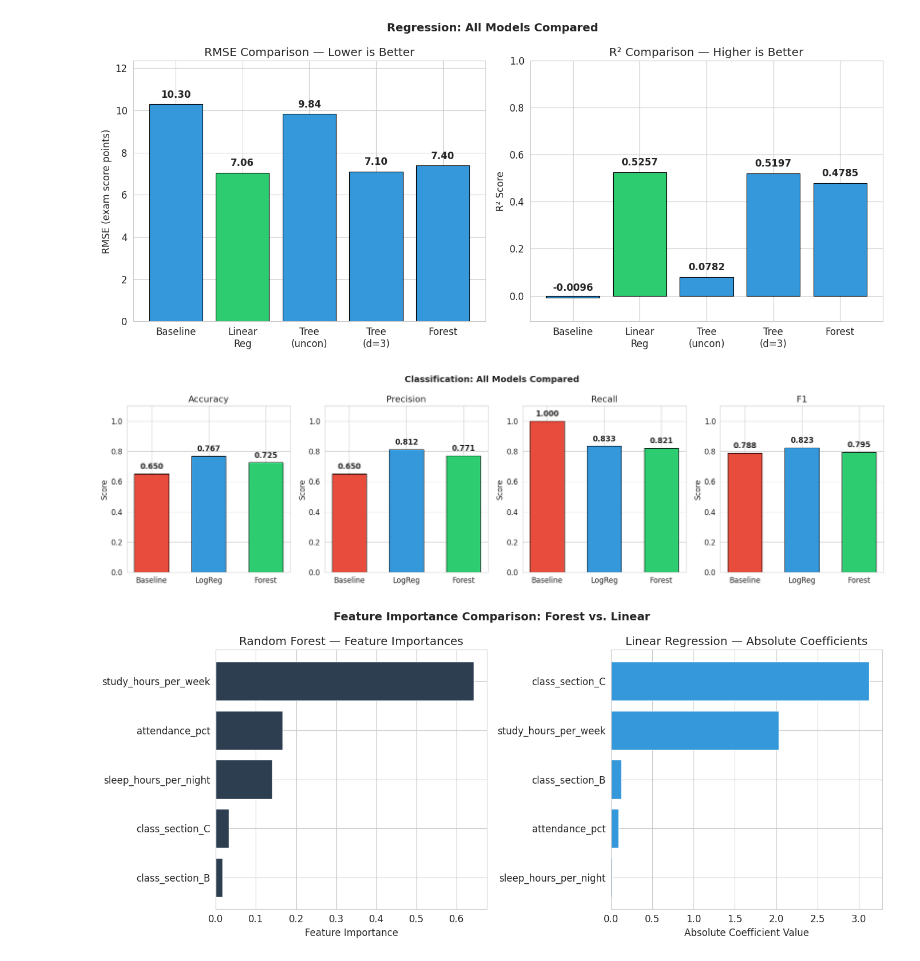
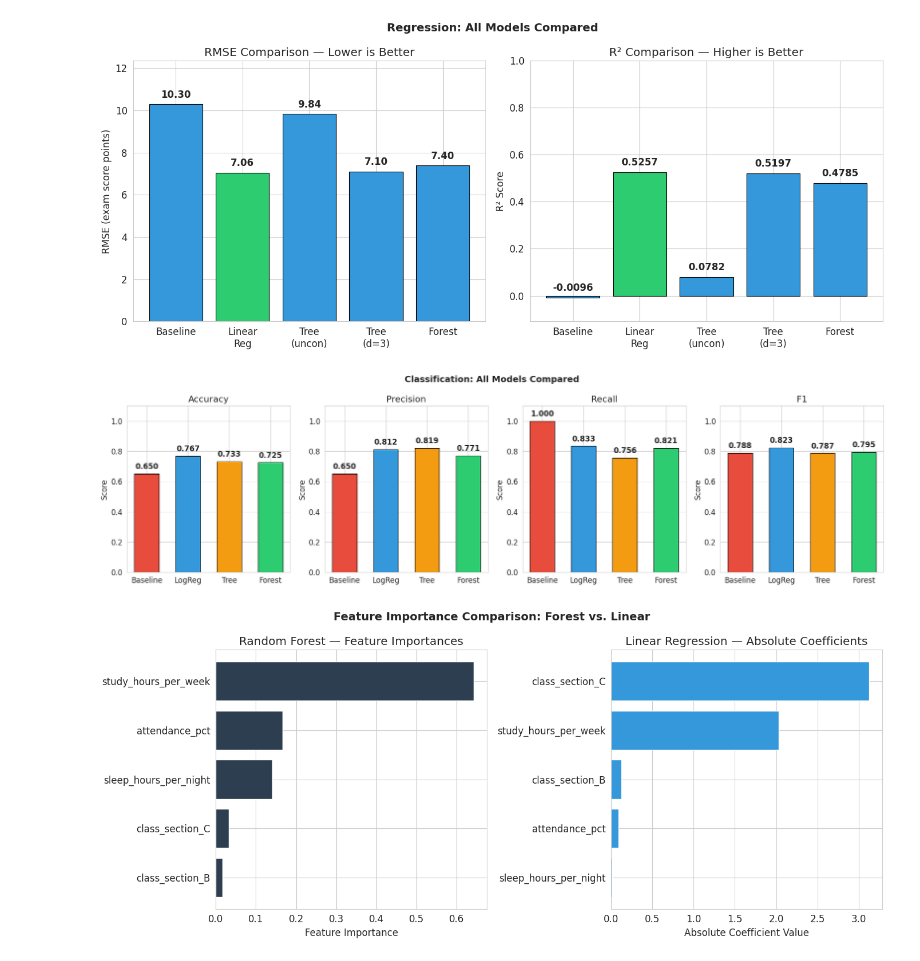
Before and after one commit to memoona-zahur/Iterate-Diagnose-Defend_Stronger-Models_Error-Analysis_and_Calibration, a Jupyter notebook: ml_pipeline.ipynb, the cells around one changed output. Saved outputs shown, nothing was run; the diff lists cells and outputs as text; code cells hidden in the pictures.

Commit message:
fix: add DecisionTreeClassifier to classification comparison (baseline, logistic, tree, forest)

```diff
--- a/ml_pipeline.ipynb
+++ b/ml_pipeline.ipynb
@@ -382,6 +382,23 @@ sleep_hours_per_night    0.141329
        attendance_pct         0.088670
 sleep_hours_per_night         0.010655
 # %%
+# Decision tree for classification
+tree_clf = DecisionTreeClassifier(random_state=42)
+tree_clf.fit(X_train_c, y_train_c)
+
+y_pred_tree_c = tree_clf.predict(X_test_c)
+
+acc_tree = accuracy_score(y_test_c, y_pred_tree_c)
+prec_tree = precision_score(y_test_c, y_pred_tree_c)
+rec_tree = recall_score(y_test_c, y_pred_tree_c)
+f1_tree = f1_score(y_test_c, y_pred_tree_c)
+
+print(f"=== Decision Tree Classification ===")
+print(f"Accuracy:  {acc_tree:.4f}")
+print(f"Precision: {prec_tree:.4f}")
+print(f"Recall:    {rec_tree:.4f}")
+print(f"F1:        {f1_tree:.4f}")
+
 # Random forest for classification
 rf_clf = RandomForestClassifier(n_estimators=200, random_state=42)
 rf_clf.fit(X_train_c, y_train_c)
@@ -393,13 +410,13 @@ prec_rf = precision_score(y_test_c, y_pred_rf_c)
 rec_rf = recall_score(y_test_c, y_pred_rf_c)
 f1_rf = f1_score(y_test_c, y_pred_rf_c)
 
-print(f"=== Random Forest Classification ===")
+print(f"\n=== Random Forest Classification ===")
 print(f"Accuracy:  {acc_rf:.4f}")
 print(f"Precision: {prec_rf:.4f}")
 print(f"Recall:    {rec_rf:.4f}")
 print(f"F1:        {f1_rf:.4f}")
 
 print(f"\nComparison to logistic regression:")
-print(f"  Logistic acc={acc_log:.4f}, RF acc={acc_rf:.4f}")
-print(f"  Logistic F1={f1_log:.4f},  RF F1={f1_rf:.4f}")
+print(f"  Logistic acc={acc_log:.4f}, Tree acc={acc_tree:.4f}, RF acc={acc_rf:.4f}")
+print(f"  Logistic F1={f1_log:.4f},  Tree F1={f1_tree:.4f},  RF F1={f1_rf:.4f}")
 # %% [output]
@@ -668,32 +692,33 @@ plt.show()
 # %%
 # Classification comparison chart
 fig, axes = plt.subplots(1, 4, figsize=(18, 5))
 
 metrics = ["Accuracy", "Precision", "Recall", "F1"]
 baseline_vals = [acc_dummy, prec_dummy, rec_dummy, f1_dummy]
 logreg_vals = [acc_log, prec_log, rec_log, f1_log]
+tree_vals = [acc_tree, prec_tree, rec_tree, f1_tree]
 rf_vals = [acc_rf, prec_rf, rec_rf, f1_rf]
 
-for ax, metric, base, log, rf in zip(axes, metrics, baseline_vals, logreg_vals, rf_vals):
-    x = np.arange(3)
+for ax, metric, base, log, tree, rf in zip(axes, metrics, baseline_vals, logreg_vals, tree_vals, rf_vals):
+    x = np.arange(4)
     width = 0.6
-    bars = ax.bar(x, [base, log, rf], width, color=["#e74c3c", "#3498db", "#2ecc71"],
+    bars = ax.bar(x, [base, log, tree, rf], width, color=["#e74c3c", "#3498db", "#f39c12", "#2ecc71"],
                   edgecolor="black", linewidth=0.8)
     ax.set_xticks(x)
-    ax.set_xticklabels(["Baseline", "LogReg", "Forest"])
+    ax.set_xticklabels(["Baseline", "LogReg", "Tree", "Forest"])
     ax.set_ylabel("Score")
     ax.set_title(metric)
     ax.set_ylim(0, 1.1)
-    for bar, val in zip(bars, [base, log, rf]):
+    for bar, val in zip(bars, [base, log, tree, rf]):
         ax.text(bar.get_x() + bar.get_width()/2, bar.get_height() + 0.02,
                 f"{val:.3f}", ha="center", va="bottom", fontweight="bold")
 
 plt.suptitle("Classification: All Models Compared", fontsize=14, fontweight="bold")
 plt.tight_layout()
 plt.savefig(f"{CHARTS_DIR}/chart_classification_all_models.png", dpi=150, bbox_inches="tight")
 plt.show()
 # %% [output]
-[figure, old version]
+[figure, new version]
 # %%
 # Feature importance vs coefficient chart
 fig, axes = plt.subplots(1, 2, figsize=(14, 6))
```
Also changed, not shown: parts of 3 cells of this notebook, 3 other files.
